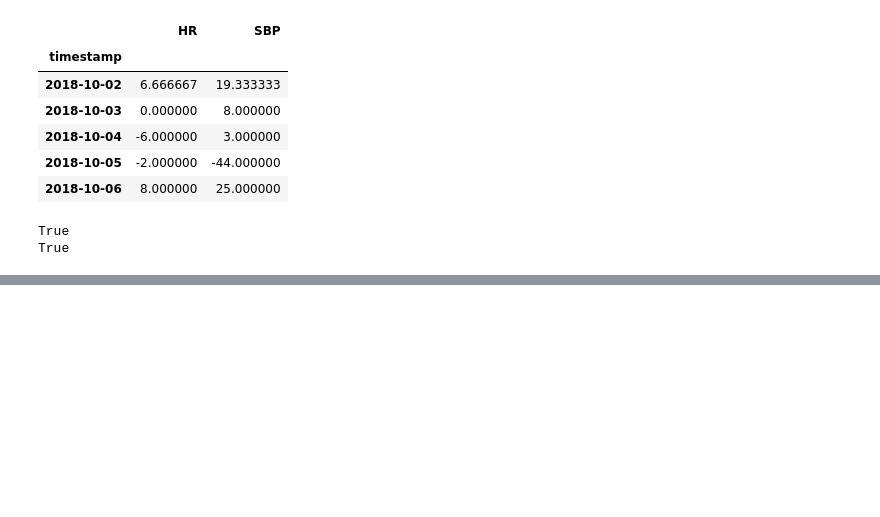
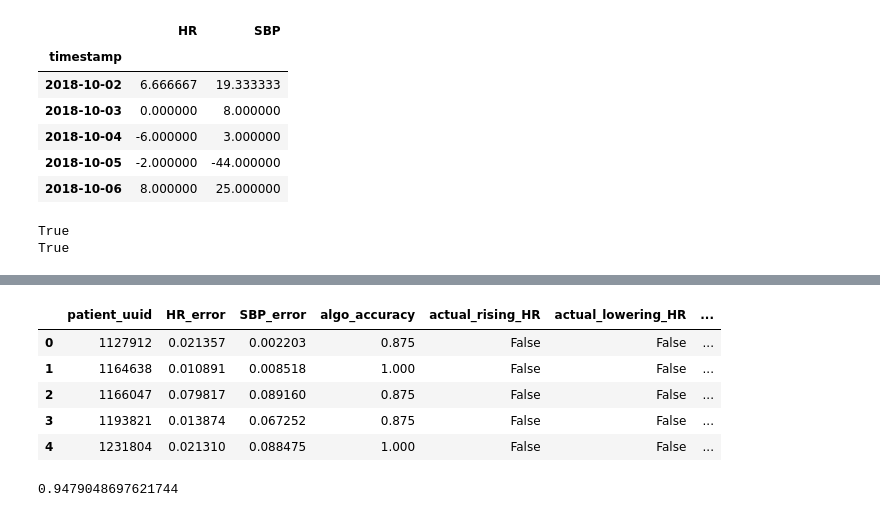
Before and after one commit to PKing70/Sentinel, a Jupyter notebook: VAR/VAR.ipynb, the cells around one changed output, grey strips where cells are left out. Saved outputs shown, nothing was run; the diff lists cells and outputs as text; code cells hidden in the pictures; blank space fills up the shorter version.

```diff
--- a/VAR/VAR.ipynb
+++ b/VAR/VAR.ipynb
@@ -409,0 +444,8 @@ df_model.head()
+# %%
+#df_train, df_test, df_forecast,df_future = var_model(patients_over_30[81])
+current = df_train[-23:]
+future = df_test
+forecast = df_forecast
+forecast.columns = ['HR','SBP']
+actual = pd.concat([current, future])
+pred = pd.concat([current, forecast])
@@ -409,0 +601,15 @@ df_model.head()
+# %%
+# Defines column names for dataframe
+flag_columns = ['patient_uuid', 'HR_error', 'SBP_error', 'algo_accuracy', 'actual_rising_HR', 'actual_lowering_HR',
+                'actual_rising_SBP', 'actual_min_HR', 'actual_max_HR', 'actual_min_SBP', 'actual_max_SBP', 'actual_high_BP',
+                'pred_rising_HR', 'pred_lowering_HR', 'pred_rising_SBP', 'pred_min_HR', 'pred_max_HR', 'pred_min_SBP',
+                'pred_max_SBP', 'pred_high_BP']
+# %%
+# Creates and populates dataframe based on how the flag-raising algorithm performed against the test and forecast sets.
+data = []
+for patient in patients:
+    df_train, df_test, df_forecast, df_future = var_model(patient)
+    flag_row = compare_flags(df_train, df_test, df_forecast)
+    flag_row = [patient] + flag_row
+    data.append(flag_row)
+df_flags = pd.DataFrame(data, columns=flag_columns)
@@ -409,0 +618,13 @@ df_model.head()
+# %%
+df_flags.head()
+# %% [output]
+|  | patient_uuid | HR_error | SBP_error | algo_accuracy | actual_rising_HR | actual_lowering_HR | ... |
+| 0 | 1127912 | 0.021357 | 0.002203 | 0.875 | False | False | ... |
+| 1 | 1164638 | 0.010891 | 0.008518 | 1.000 | False | False | ... |
+| 2 | 1166047 | 0.079817 | 0.089160 | 0.875 | False | False | ... |
+| 3 | 1193821 | 0.013874 | 0.067252 | 0.875 | False | False | ... |
+| 4 | 1231804 | 0.021310 | 0.088475 | 1.000 | False | False | ... |
+# %%
+np.mean(df_flags.algo_accuracy)
+# %% [output]
+0.9479048697621744
```
Also changed, not shown: parts of 47 cells of this notebook, 1 other file.
